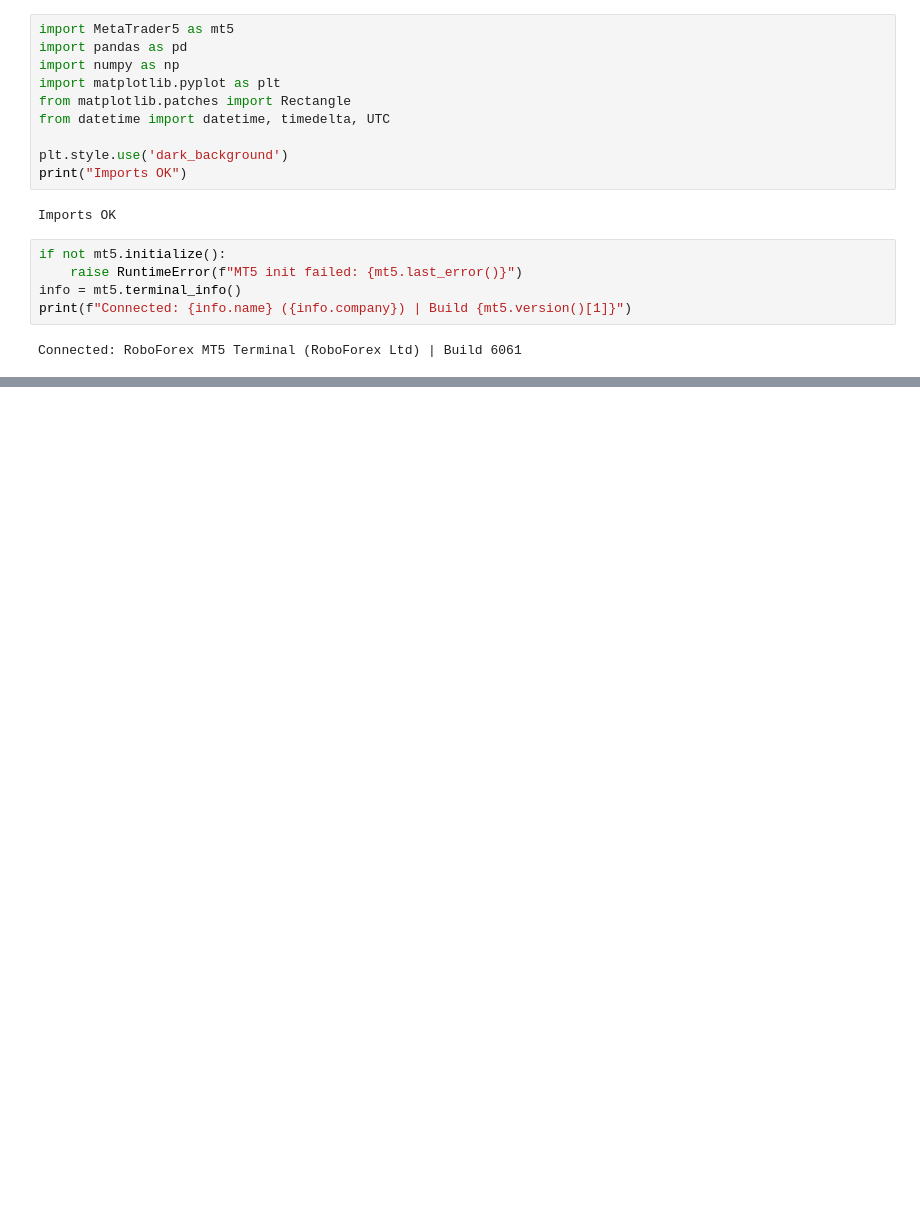
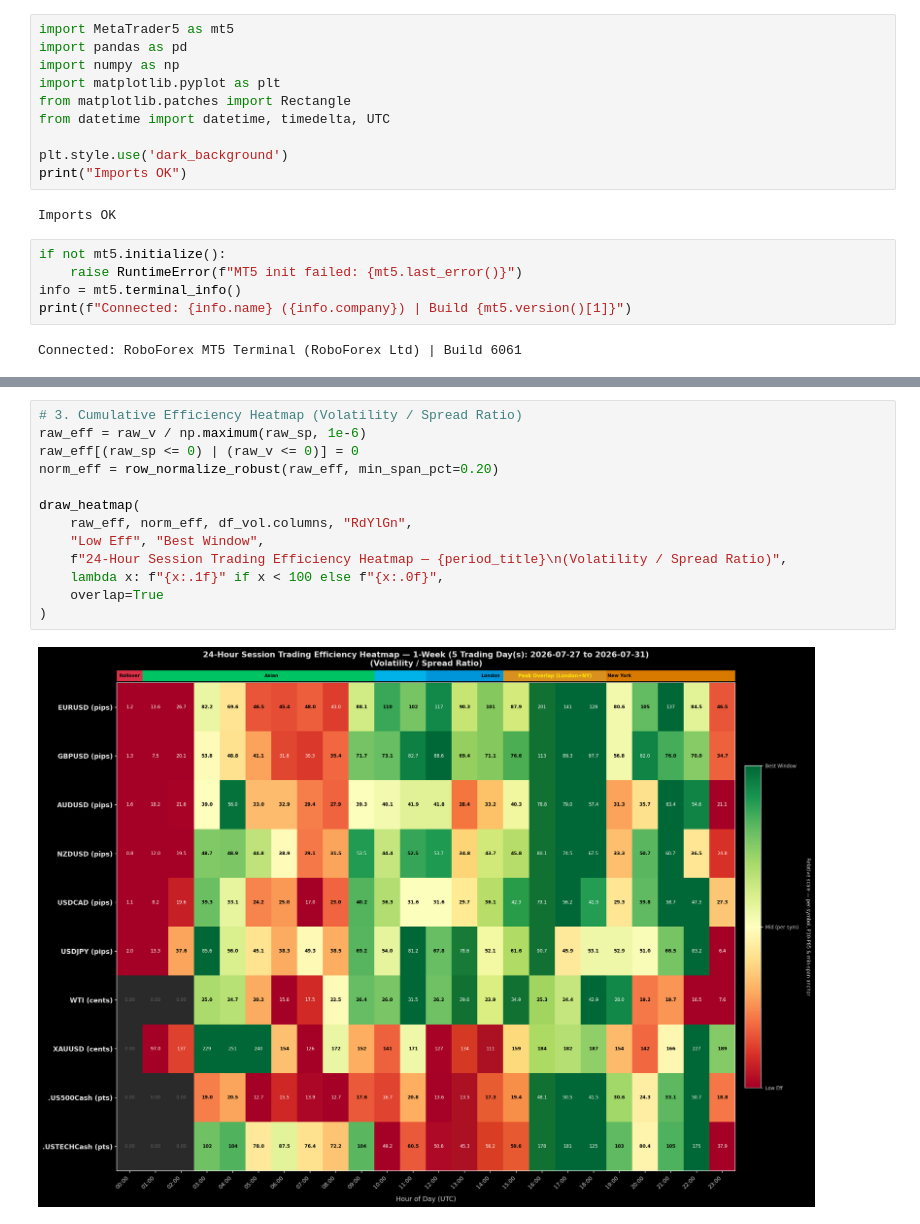
Before and after one commit to ArtemVeremienko/mt5kit, a Jupyter notebook: session_liquidity_volatility_heatmap.ipynb, the cells around one changed output, grey strips where cells are left out. Cells and saved outputs as stored; diff of their text form; blank space fills up the shorter version.

```diff
--- a/session_liquidity_volatility_heatmap.ipynb
+++ b/session_liquidity_volatility_heatmap.ipynb
@@ -322,0 +267,15 @@ MT5 connection closed.
+# %%
+# 3. Cumulative Efficiency Heatmap (Volatility / Spread Ratio)
+raw_eff = raw_v / np.maximum(raw_sp, 1e-6)
+raw_eff[(raw_sp <= 0) | (raw_v <= 0)] = 0
+norm_eff = row_normalize_robust(raw_eff, min_span_pct=0.20)
+
+draw_heatmap(
+    raw_eff, norm_eff, df_vol.columns, "RdYlGn",
+    "Low Eff", "Best Window",
+    f"24-Hour Session Trading Efficiency Heatmap — {period_title}\n(Volatility / Spread Ratio)",
+    lambda x: f"{x:.1f}" if x < 100 else f"{x:.0f}",
+    overlap=True
+)
+# %% [output]
+[figure, added]
```
Also changed, not shown: parts of 14 cells of this notebook, 2 other files.
